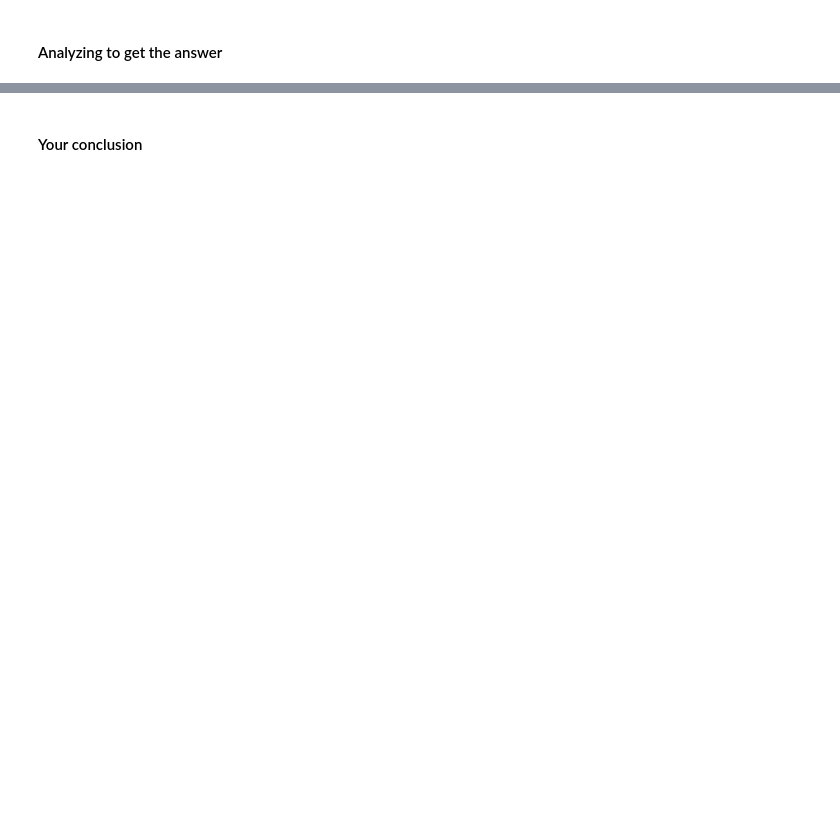
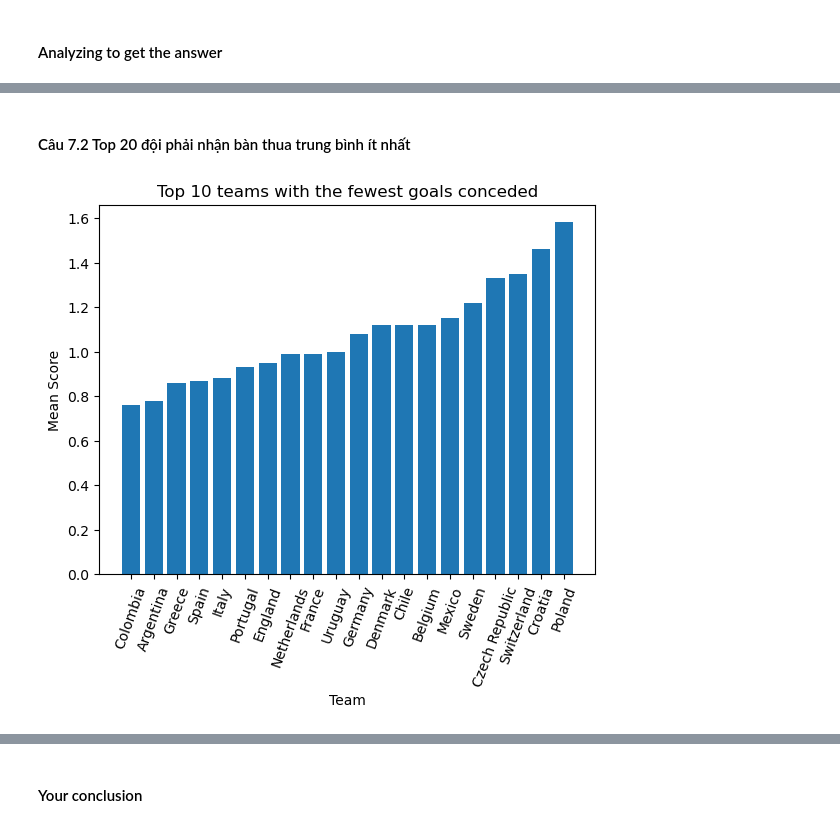
Before and after one commit to trgtanhh04/Programming4DS_Final, a Jupyter notebook: P4S.ipynb, the cells around one changed output, grey strips where cells are left out. Drawn from its saved outputs; the diff is of its cells as text; code cells hidden in the pictures; blank space fills up the shorter version.

```diff
--- a/P4S.ipynb
+++ b/P4S.ipynb
@@ -1779,0 +1848,28 @@ Nhận xét biểu đồ trên:
+# %% [markdown]
+#### Câu 7.2 Top 20 đội phải nhận bàn thua trung bình ít nhất
+# %%
+
+top_home_score = df7.groupby('home_team')['away_score'].agg(['mean', 'count'])
+#loại bỏ những đội có số trận ít hơn 20
+top_home_score = top_home_score[top_home_score['count'] > 20]
+
+top_away_score = df7.groupby('away_team')['home_score'].agg(['mean', 'count'])
+#loại bỏ những đội có số trận ít hơn 20
+top_away_score = top_away_score[top_away_score['count'] > 20]
+
+#merge dữ liệu
+
+top_score = pd.merge(top_home_score, top_away_score, left_index = True, right_index = True)
+top_score['mean_all'] = ((top_score['mean_x'] * top_score['count_x'] + top_score['mean_y'] * top_score['count_y']) / (top_score['count_x'] + top_score['count_y'])).round(2)
+top_20_2 = top_score.nsmallest(n = 20,columns = 'mean_all')
+top_20_2['points'] = range(20,0,-1)
+# vizualize
+plt.bar(top_20_2.index, top_20_2['mean_all'])
+plt.title('Top 10 teams with the fewest goals conceded')
+plt.xlabel('Team')
+plt.ylabel('Mean Score')
+plt.xticks(rotation = 70)
+plt.show()
+top_20_2 = top_20_2['points']
+# %% [output]
+[figure, added]
```
Also changed, not shown: parts of 18 cells of this notebook.
